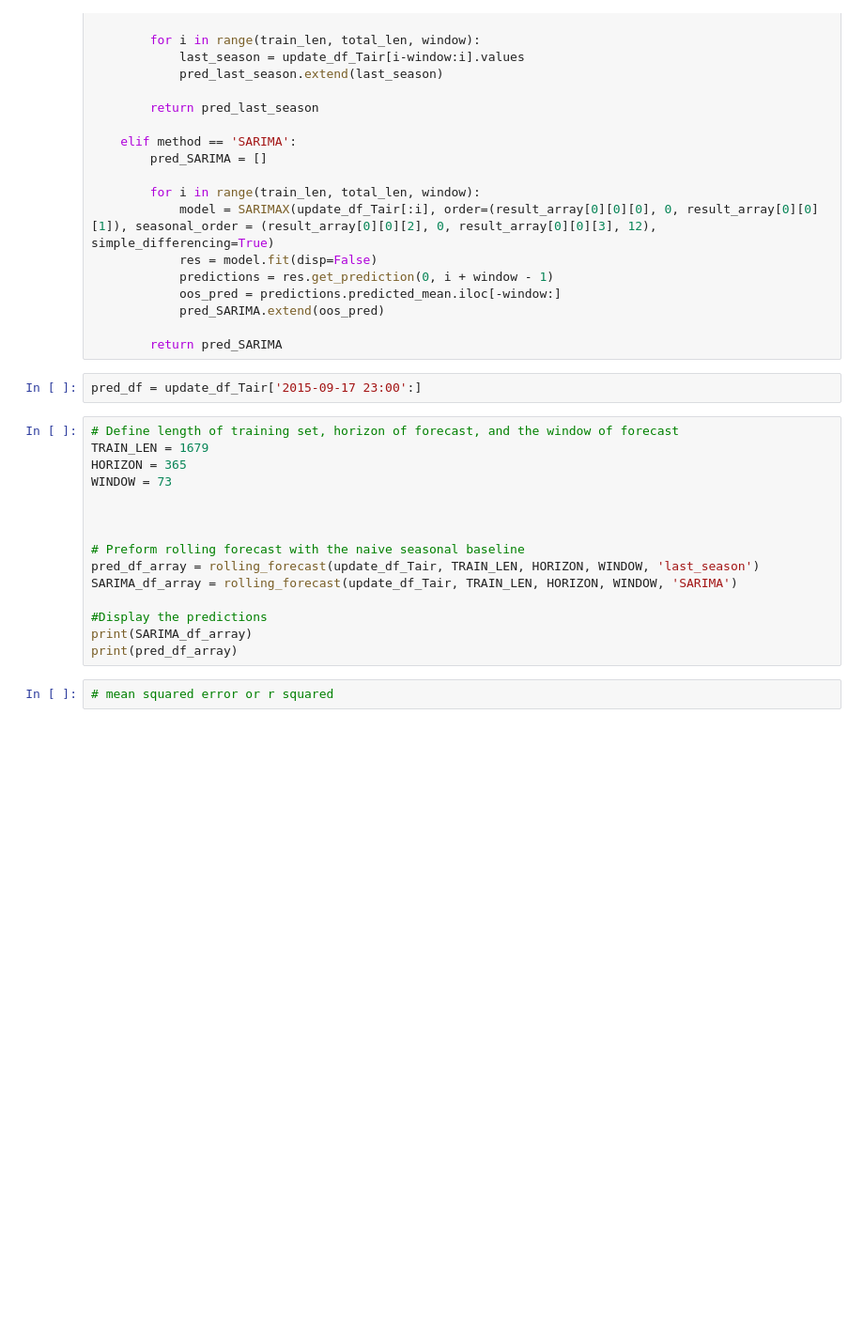
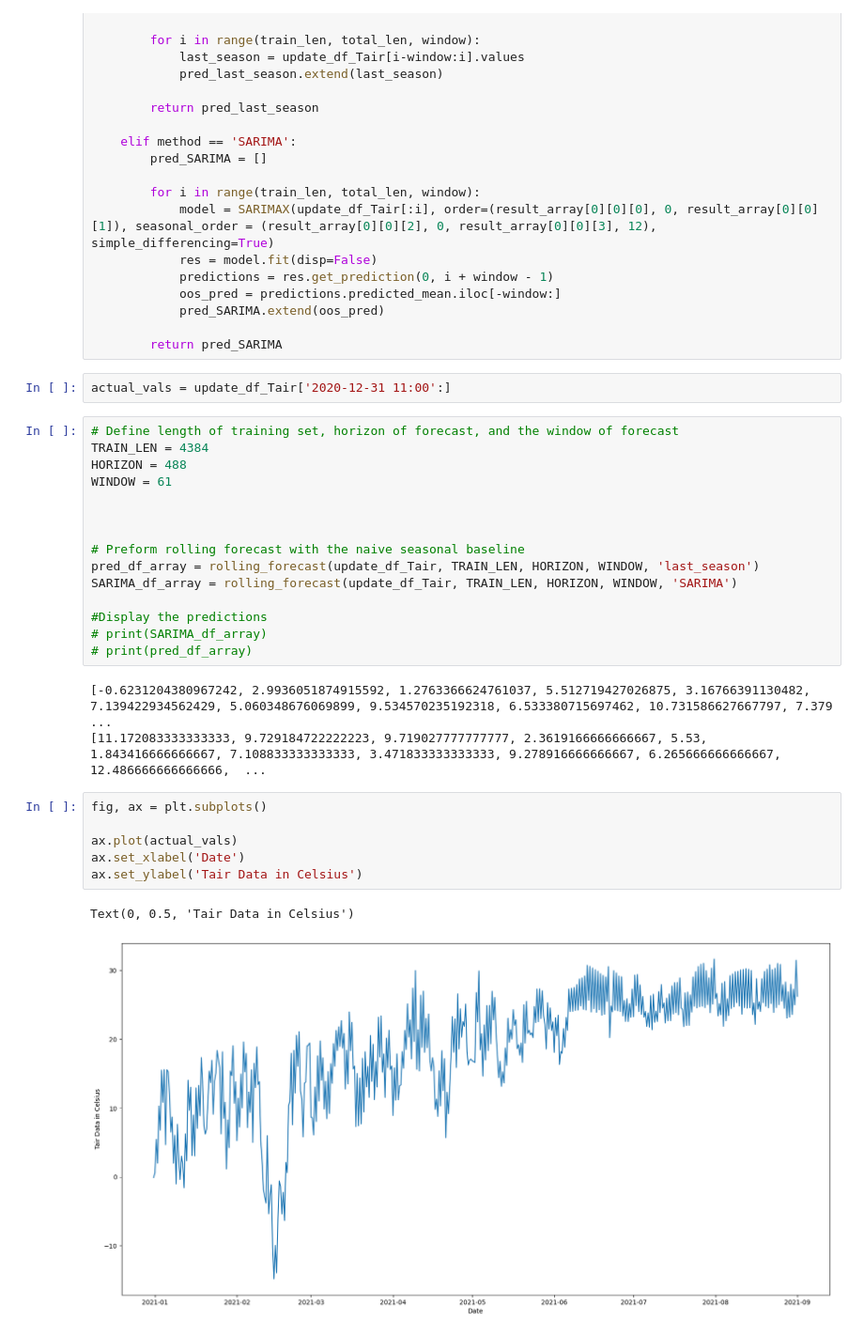
Before and after one commit to kiat/tx-soil-moisture, a Jupyter notebook: notebook/Tair SARIMAX Model (Station One).ipynb, the cells around one changed output. Shown at 94% size. Saved outputs shown, nothing was run; the diff lists cells and outputs as text; blank space fills up the shorter version.

```diff
--- a/notebook/Tair SARIMAX Model (Station One).ipynb
+++ b/notebook/Tair SARIMAX Model (Station One).ipynb
@@ -240,12 +258,12 @@ def rolling_forecast(df: pd.DataFrame, train_len: int, horizon: int, window: int
 
         return pred_SARIMA
 # %%
-pred_df = update_df_Tair['2015-09-17 23:00':]
+actual_vals = update_df_Tair['2020-12-31 11:00':]
 # %%
 # Define length of training set, horizon of forecast, and the window of forecast
-TRAIN_LEN = 1679
-HORIZON = 365
-WINDOW = 73
+TRAIN_LEN = 4384
+HORIZON = 488
+WINDOW = 61
 
 
 
@@ -254,7 +272,17 @@ pred_df_array = rolling_forecast(update_df_Tair, TRAIN_LEN, HORIZON, WINDOW, 'la
 SARIMA_df_array = rolling_forecast(update_df_Tair, TRAIN_LEN, HORIZON, WINDOW, 'SARIMA')
 
 #Display the predictions
-print(SARIMA_df_array)
-print(pred_df_array)
+# print(SARIMA_df_array)
+# print(pred_df_array)
+# %% [output]
+[-0.6231204380967242, 2.9936051874915592, 1.2763366624761037, 5.512719427026875, 3.16766391130482, 7.139422934562429, 5.060348676069899, 9.534570235192318, 6.533380715697462, 10.731586627667797, 7.379 ...
+[11.172083333333333, 9.729184722222223, 9.719027777777777, 2.3619166666666667, 5.53, 1.843416666666667, 7.108833333333333, 3.471833333333333, 9.278916666666667, 6.265666666666667, 12.486666666666666,  ...
-# %%
-# mean squared error or r squared
+# %%
+fig, ax = plt.subplots()
+
+ax.plot(actual_vals)
+ax.set_xlabel('Date')
+ax.set_ylabel('Tair Data in Celsius')
+# %% [output]
+Text(0, 0.5, 'Tair Data in Celsius')
+[figure, added]
```
Also changed, not shown: parts of 14 cells of this notebook.
